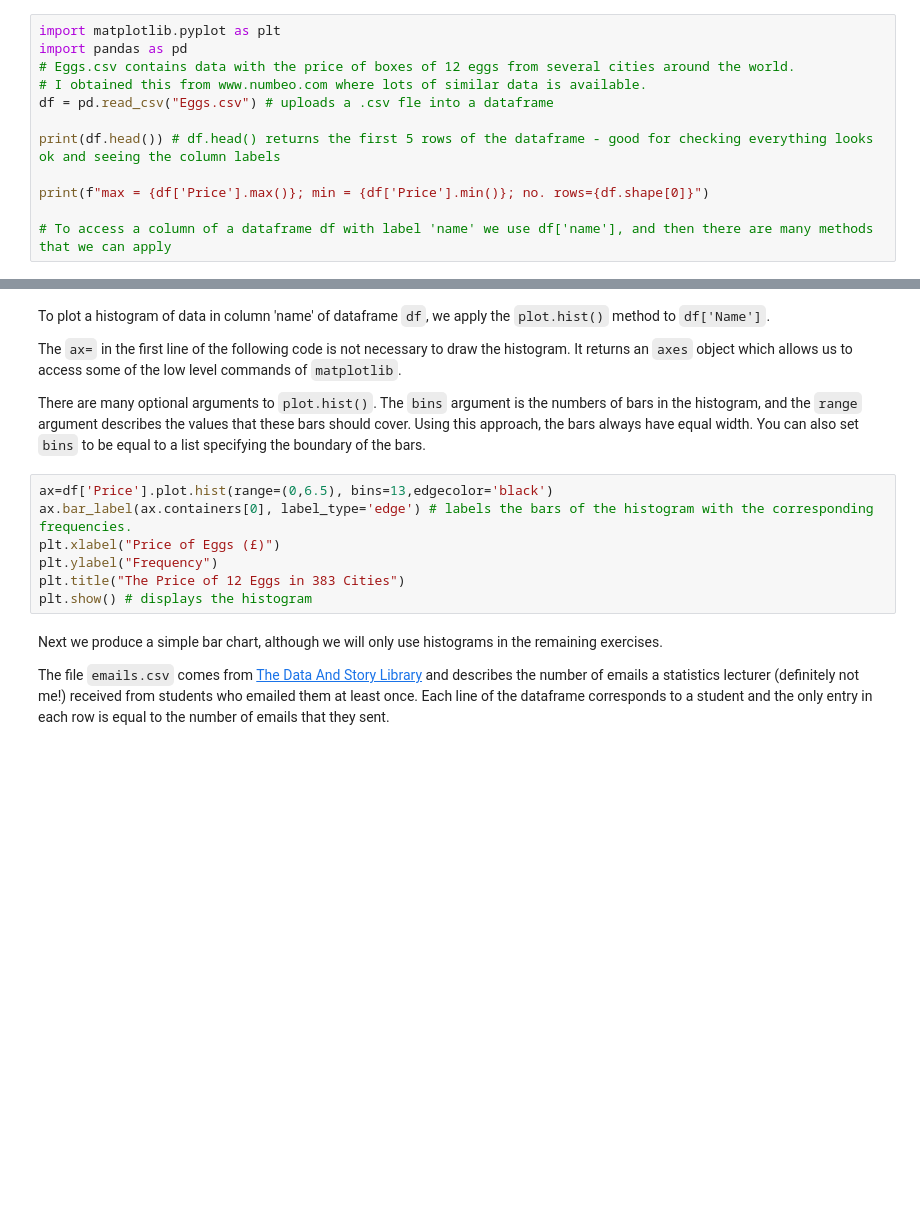
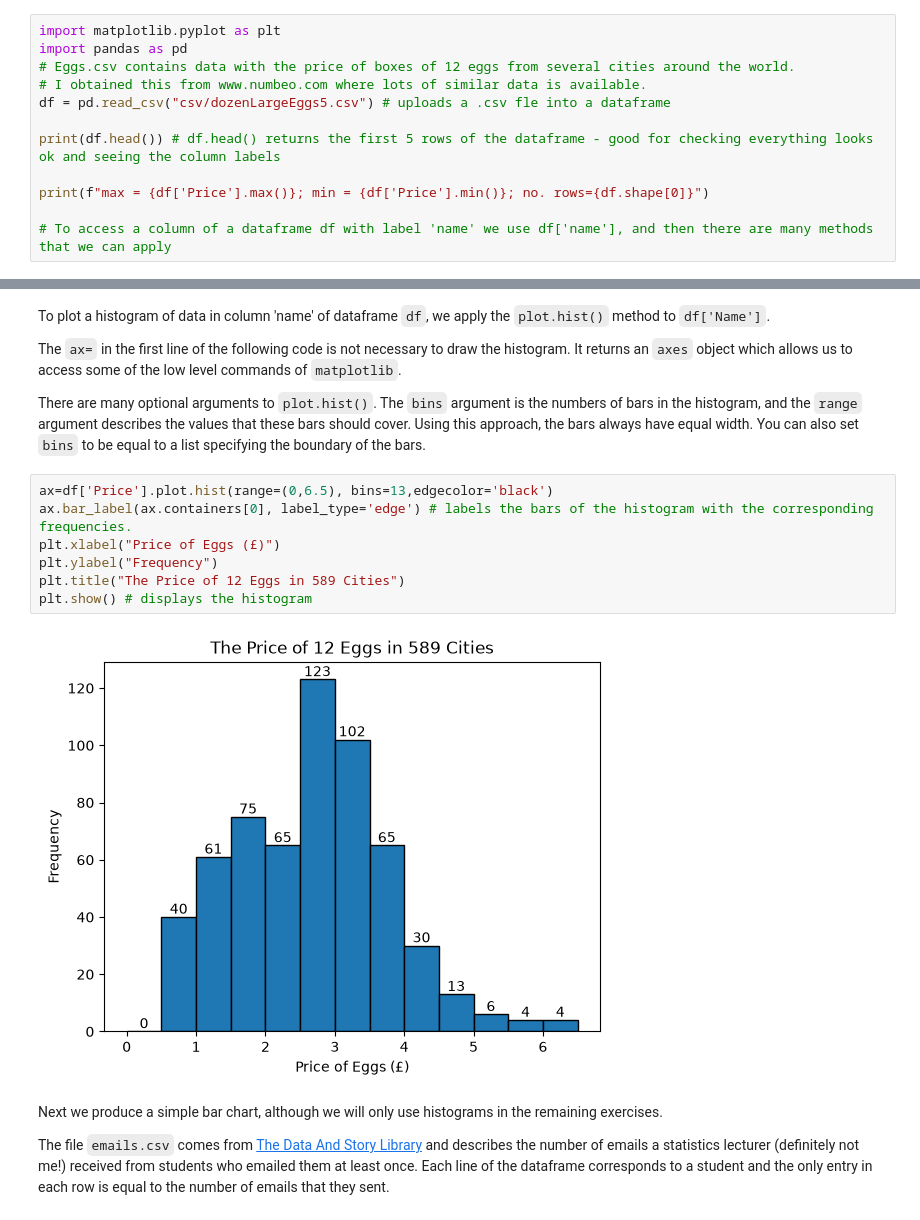
Before and after one commit to BahaDayya/linear-algebra-student-labs, a Jupyter notebook: lab06_displaying_data_and_CLT.ipynb, the cells around one changed output, grey strips where cells are left out. Cells and saved outputs as stored; diff of their text form; blank space fills up the shorter version.

```diff
--- a/lab06_displaying_data_and_CLT.ipynb
+++ b/lab06_displaying_data_and_CLT.ipynb
@@ -44,7 +44,7 @@ import matplotlib.pyplot as plt
 import pandas as pd
 # Eggs.csv contains data with the price of boxes of 12 eggs from several cities around the world.
 # I obtained this from www.numbeo.com where lots of similar data is available.
-df = pd.read_csv("Eggs.csv") # uploads a .csv fle into a dataframe
+df = pd.read_csv("csv/dozenLargeEggs5.csv") # uploads a .csv fle into a dataframe
 
 print(df.head()) # df.head() returns the first 5 rows of the dataframe - good for checking everything looks ok and seeing the column labels
 
@@ -60,10 +68,12 @@ There are many optional arguments to `plot.hist()`. The `bins` argument is the n
 # %%
 ax=df['Price'].plot.hist(range=(0,6.5), bins=13,edgecolor='black')
 ax.bar_label(ax.containers[0], label_type='edge') # labels the bars of the histogram with the corresponding frequencies.
 plt.xlabel("Price of Eggs (£)")
 plt.ylabel("Frequency")
-plt.title("The Price of 12 Eggs in 383 Cities")
+plt.title("The Price of 12 Eggs in 589 Cities")
 plt.show() # displays the histogram
+# %% [output]
+[figure, added]
 # %% [markdown]
 Next we produce a simple bar chart, although we will only use histograms in the remaining exercises.
 
```
Also changed, not shown: parts of 6 cells of this notebook, 5 other files.
